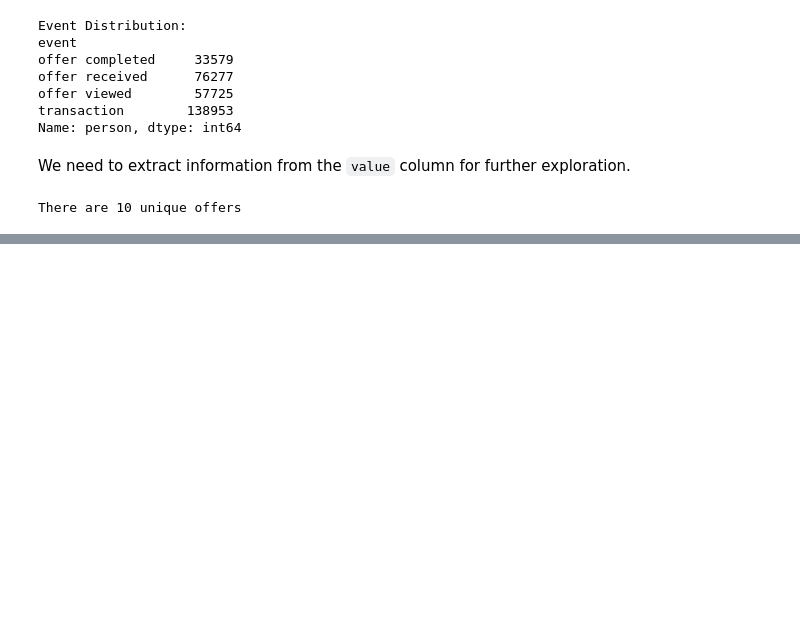
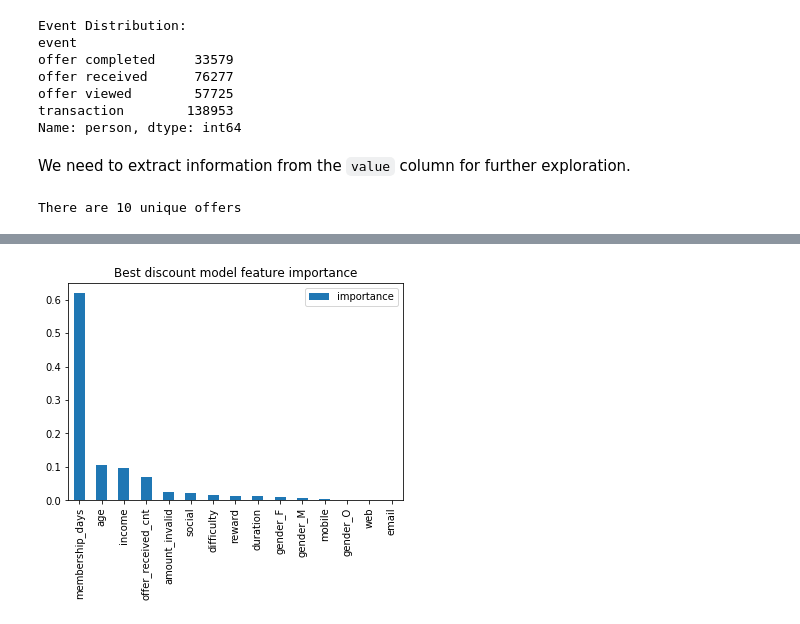
Before and after one commit to EraYJS/starbucks_capstone, a Jupyter notebook: Starbucks_Capstone_notebook.ipynb, the cells around one changed output, grey strips where cells are left out. Saved outputs shown, nothing was run; the diff lists cells and outputs as text; code cells hidden in the pictures; blank space fills up the shorter version.

```diff
--- a/Starbucks_Capstone_notebook.ipynb
+++ b/Starbucks_Capstone_notebook.ipynb
@@ -423,0 +778,4 @@ transactions_after_viewed.head()
+# %%
+bogo_offer=member_since(bogo_offer)
+discount_offer=member_since(discount_offer)
+informational_offer=member_since(informational_offer)
@@ -423,0 +1404,12 @@ transactions_after_viewed.head()
+# %%
+# rerun the model with tuned parameters
+# initialize the model
+discount_2 = RandomForestClassifier(random_state=2,
+                                    max_depth= 10,
+                                    max_features='auto',
+                                    min_samples_split= 10,
+                                    n_estimators=30,
+                                    min_samples_leaf=15)
+
+results=pd.concat([results[:],run_model(baseline,discount_2,'discount_2')],
+                  axis=1)
@@ -423,0 +1542,11 @@ transactions_after_viewed.head()
+# %%
+#discount model
+feature_importances = pd.DataFrame(discount_2.feature_importances_,
+                                   index = features.columns,
+                                    columns=['importance']) \
+                          .sort_values('importance',ascending=False)
+feature_importances.plot.bar()
+plt.title('Best discount model feature importance')
+plt.show()
+# %% [output]
+[figure, added]
```
Also changed, not shown: parts of 126 cells of this notebook, 1 other file.
